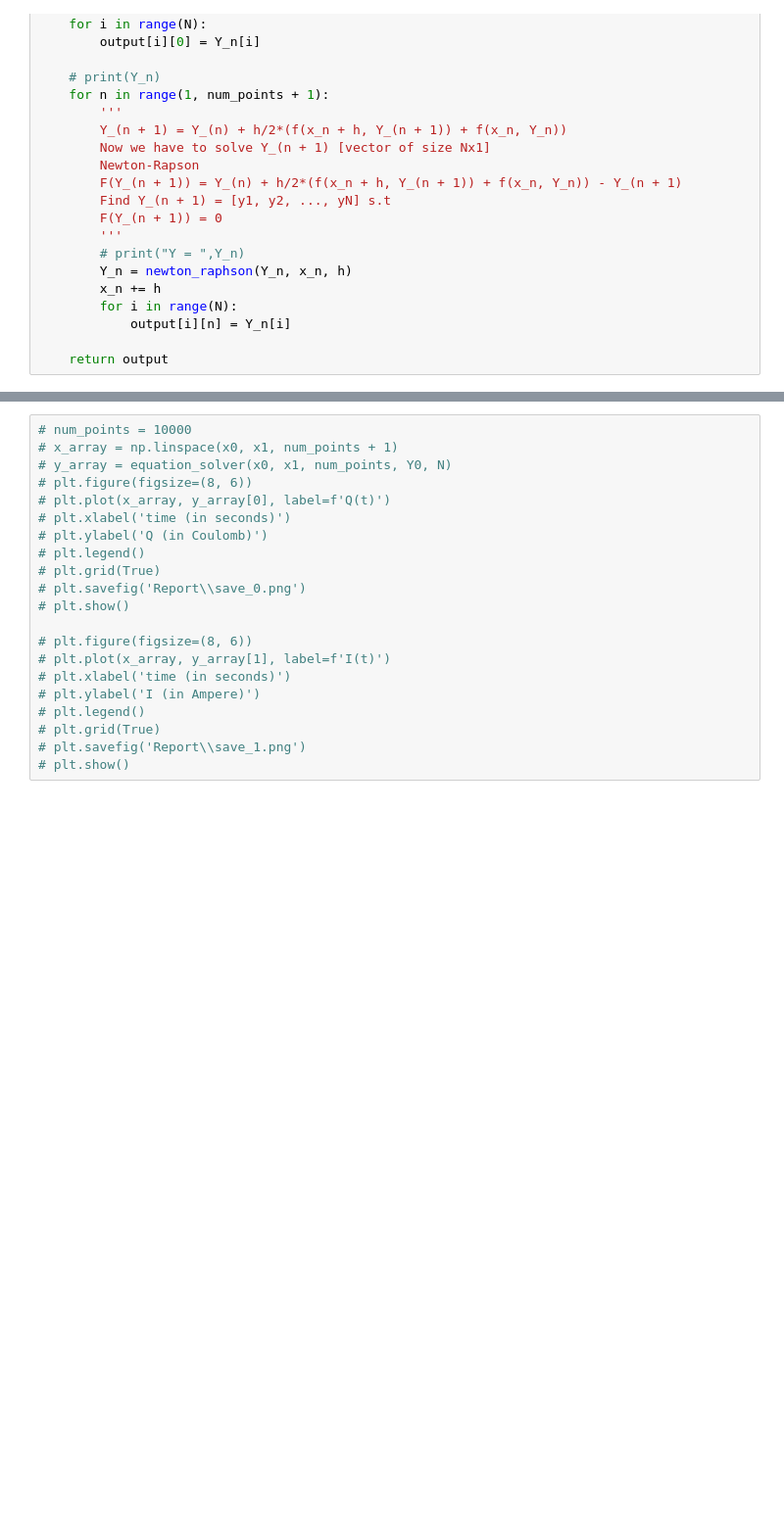
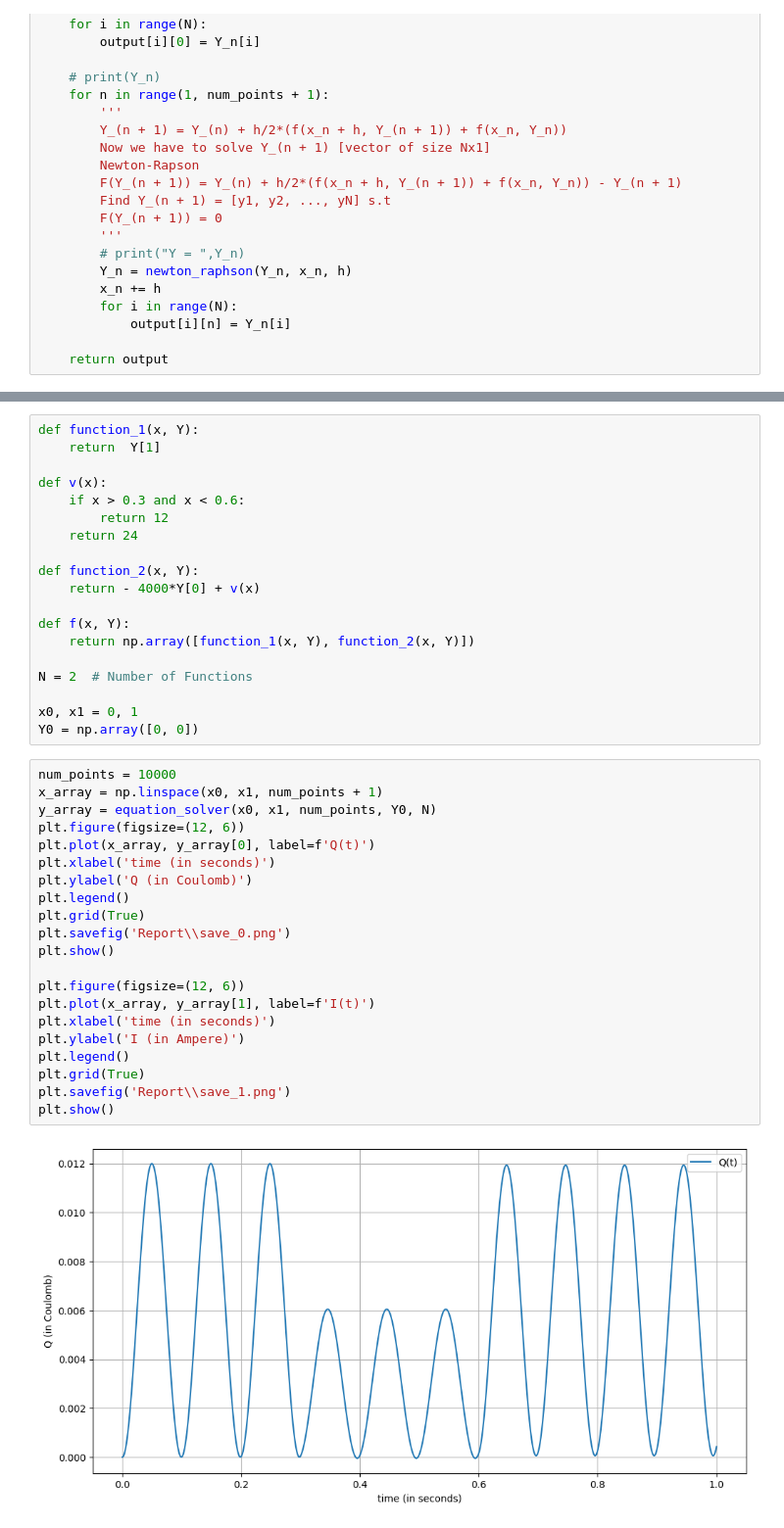
Before and after one commit to himanshutg/ODE_Project, a Jupyter notebook: week1.ipynb, the cells around one changed output, grey strips where cells are left out. Shown at 98% size. Drawn from its saved outputs; the diff is of its cells as text; blank space fills up the shorter version.

Commit message:
Changed the structure of code, functions are defined at the end.

```diff
--- a/week1.ipynb
+++ b/week1.ipynb
@@ -114,21 +98,42 @@ plt.show()
+# %%
+def function_1(x, Y):
+    return  Y[1]
+
+def v(x):
+    if x > 0.3 and x < 0.6:
+        return 12
+    return 24
+
+def function_2(x, Y):
+    return - 4000*Y[0] + v(x)
+
+def f(x, Y):
+    return np.array([function_1(x, Y), function_2(x, Y)])
+
+N = 2  # Number of Functions
+
+x0, x1 = 0, 1
+Y0 = np.array([0, 0])
 # %%
-# num_points = 10000
-# x_array = np.linspace(x0, x1, num_points + 1)
-# y_array = equation_solver(x0, x1, num_points, Y0, N)
-# plt.figure(figsize=(8, 6))
-# plt.plot(x_array, y_array[0], label=f'Q(t)')
-# plt.xlabel('time (in seconds)')
-# plt.ylabel('Q (in Coulomb)')
-# plt.legend()
-# plt.grid(True)
-# plt.savefig('Report\\save_0.png')
-# plt.show()
+num_points = 10000
+x_array = np.linspace(x0, x1, num_points + 1)
+y_array = equation_solver(x0, x1, num_points, Y0, N)
+plt.figure(figsize=(12, 6))
+plt.plot(x_array, y_array[0], label=f'Q(t)')
+plt.xlabel('time (in seconds)')
+plt.ylabel('Q (in Coulomb)')
+plt.legend()
+plt.grid(True)
+plt.savefig('Report\\save_0.png')
+plt.show()
 
-# plt.figure(figsize=(8, 6))
-# plt.plot(x_array, y_array[1], label=f'I(t)')
-# plt.xlabel('time (in seconds)')
-# plt.ylabel('I (in Ampere)')
-# plt.legend()
-# plt.grid(True)
-# plt.savefig('Report\\save_1.png')
-# plt.show()
+plt.figure(figsize=(12, 6))
+plt.plot(x_array, y_array[1], label=f'I(t)')
+plt.xlabel('time (in seconds)')
+plt.ylabel('I (in Ampere)')
+plt.legend()
+plt.grid(True)
+plt.savefig('Report\\save_1.png')
+plt.show()
+# %% [output]
+[figure, added]
```
Also changed, not shown: parts of 6 cells of this notebook, 2 other files.
